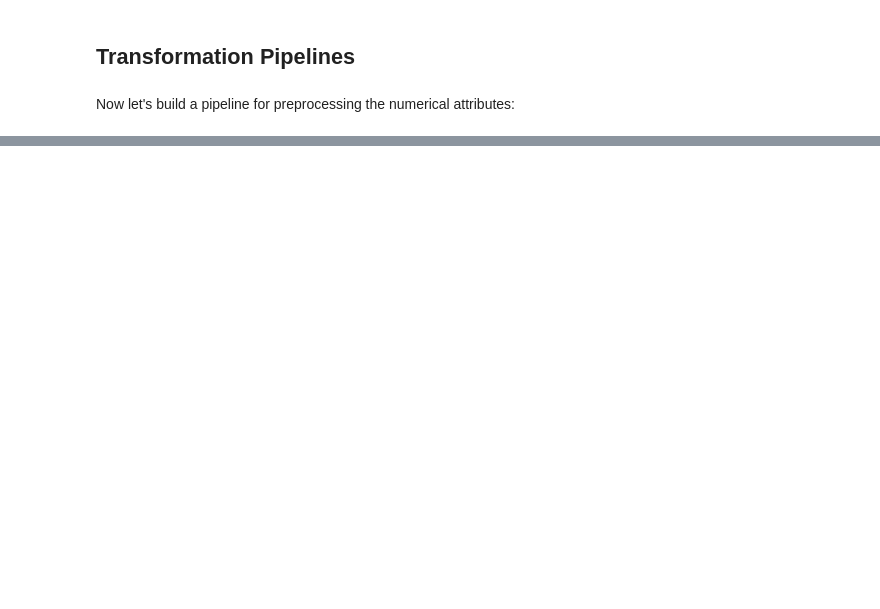
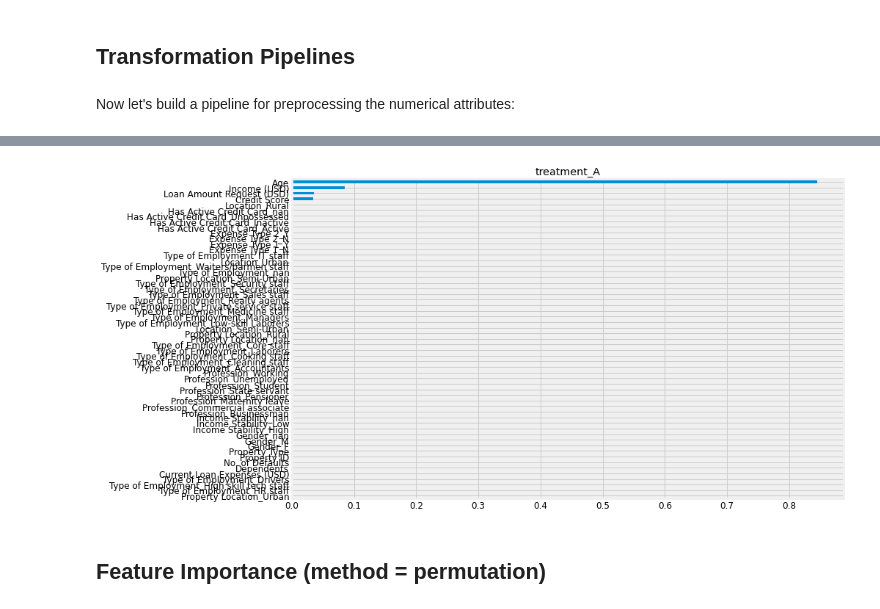
Before and after one commit to rsoleimani/causalml, a Jupyter notebook: examples/Ind Assignment 2-Reza Soleimani-260984835.ipynb, the cells around one changed output, grey strips where cells are left out. Drawn from its saved outputs; the diff is of its cells as text; code cells hidden in the pictures; blank space fills up the shorter version.

```diff
--- a/examples/Ind Assignment 2-Reza Soleimani-260984835.ipynb
+++ b/examples/Ind Assignment 2-Reza Soleimani-260984835.ipynb
@@ -1241,0 +796,3 @@ Based on this analysis RandomForestRegressor(max_features=14, n_estimators=200)
+# %%
+w = co_applicant.to_numpy()
+w.shape
@@ -1241,0 +801,2 @@ Based on this analysis RandomForestRegressor(max_features=14, n_estimators=200)
+# %%
+w_multi = np.array(['treatment_A' if x==1 else 'control' for x in w])
@@ -1241,0 +805,5 @@ Based on this analysis RandomForestRegressor(max_features=14, n_estimators=200)
+# %%
+model_tau = LinearRegression()  # specify model for model_tau
+LRS = LRSRegressor(control_name='control')
+te, lb, ub = LRS.estimate_ate(loan_df_prepared, w_multi, loan_df_labels)
+print('Average Treatment Effect (Linear Regression): {:.2f} ({:.2f}, {:.2f})'.format(te[0], lb[0], ub[0]))
@@ -1241,0 +812,3 @@ Based on this analysis RandomForestRegressor(max_features=14, n_estimators=200)
+# %%
+LRS_tau = LRS.fit_predict(loan_df_prepared, w_multi, loan_df_labels)
+LRS_tau.shape
@@ -1241,0 +843,10 @@ Based on this analysis RandomForestRegressor(max_features=14, n_estimators=200)
+# %%
+LRS.plot_importance(X=loan_df_prepared,
+                        tau=LRS_tau,
+                        normalize=True,
+                        method='auto',
+                        features=feature_names)
+# %% [output]
+[figure, added]
+# %% [markdown]
+## Feature Importance (method = permutation)
```
Also changed, not shown: parts of 133 cells of this notebook, 7 other files.
